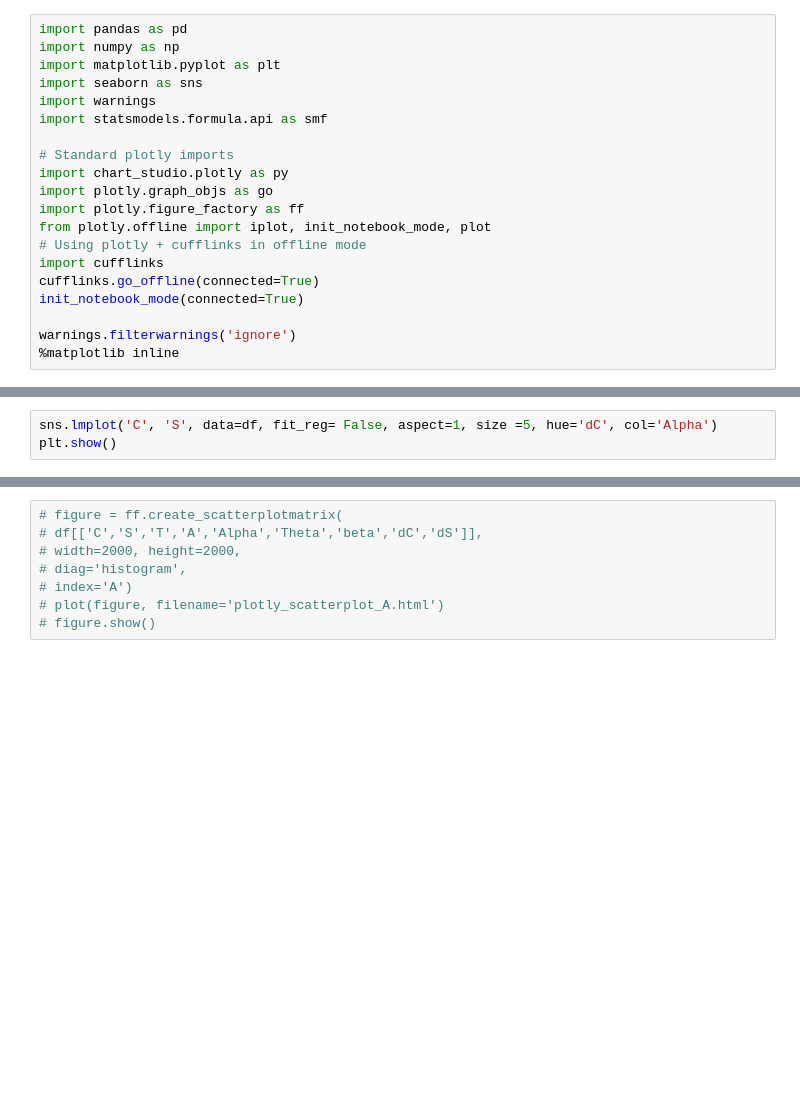
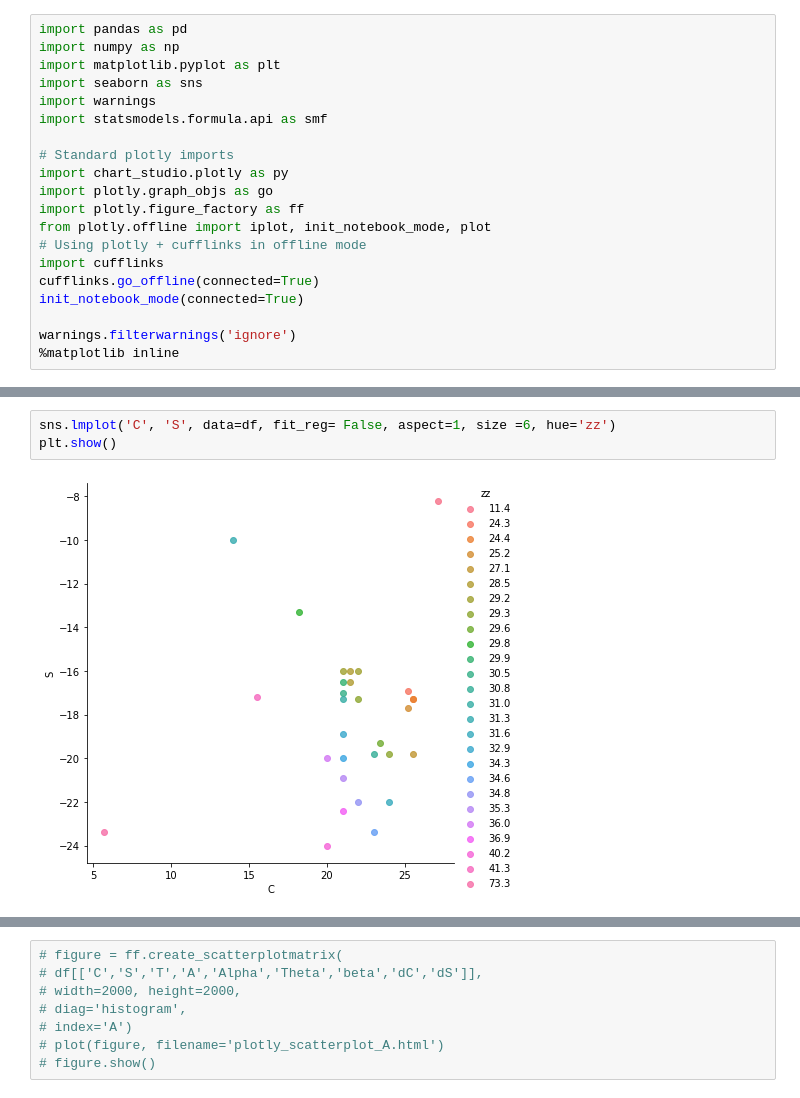
Before and after one commit to butayama/Learning-Python-for-Data-Science, a Jupyter notebook: plotly_pumuckl_01.ipynb, the cells around one changed output, grey strips where cells are left out. Cells and saved outputs as stored; diff of their text form; blank space fills up the shorter version.

```diff
--- a/plotly_pumuckl_01.ipynb
+++ b/plotly_pumuckl_01.ipynb
@@ -53,6 +69,8 @@ plt.show()
 # %%
-sns.lmplot('C', 'S', data=df, fit_reg= False, aspect=1, size =5, hue='dC', col='Alpha')
+sns.lmplot('C', 'S', data=df, fit_reg= False, aspect=1, size =6, hue='zz')
 plt.show()
+# %% [output]
+[figure, added]
 # %%
 sns.kdeplot(df['C'], df['S'], shade=True)
 plt.show()
```
Also changed, not shown: parts of 17 cells of this notebook, 2 other files.
